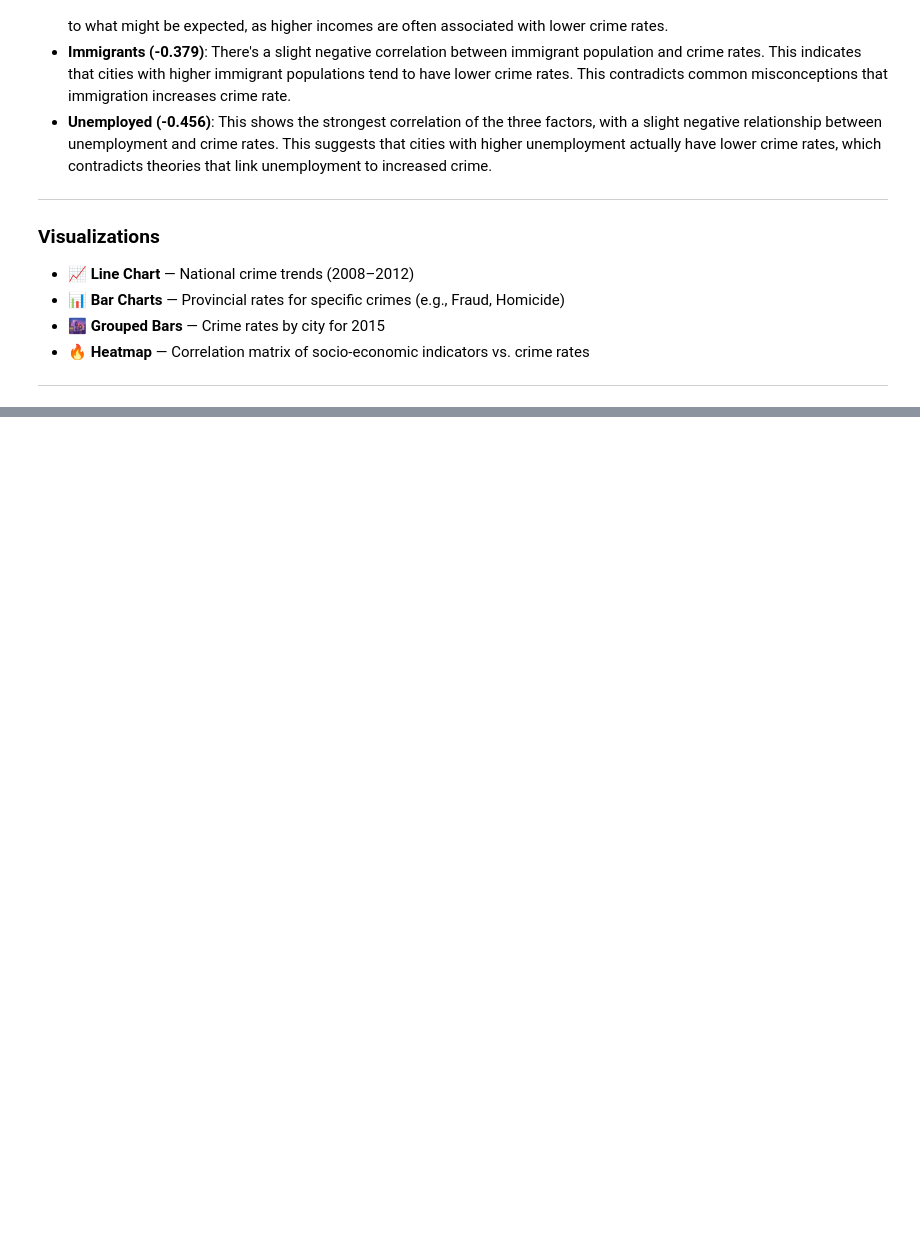
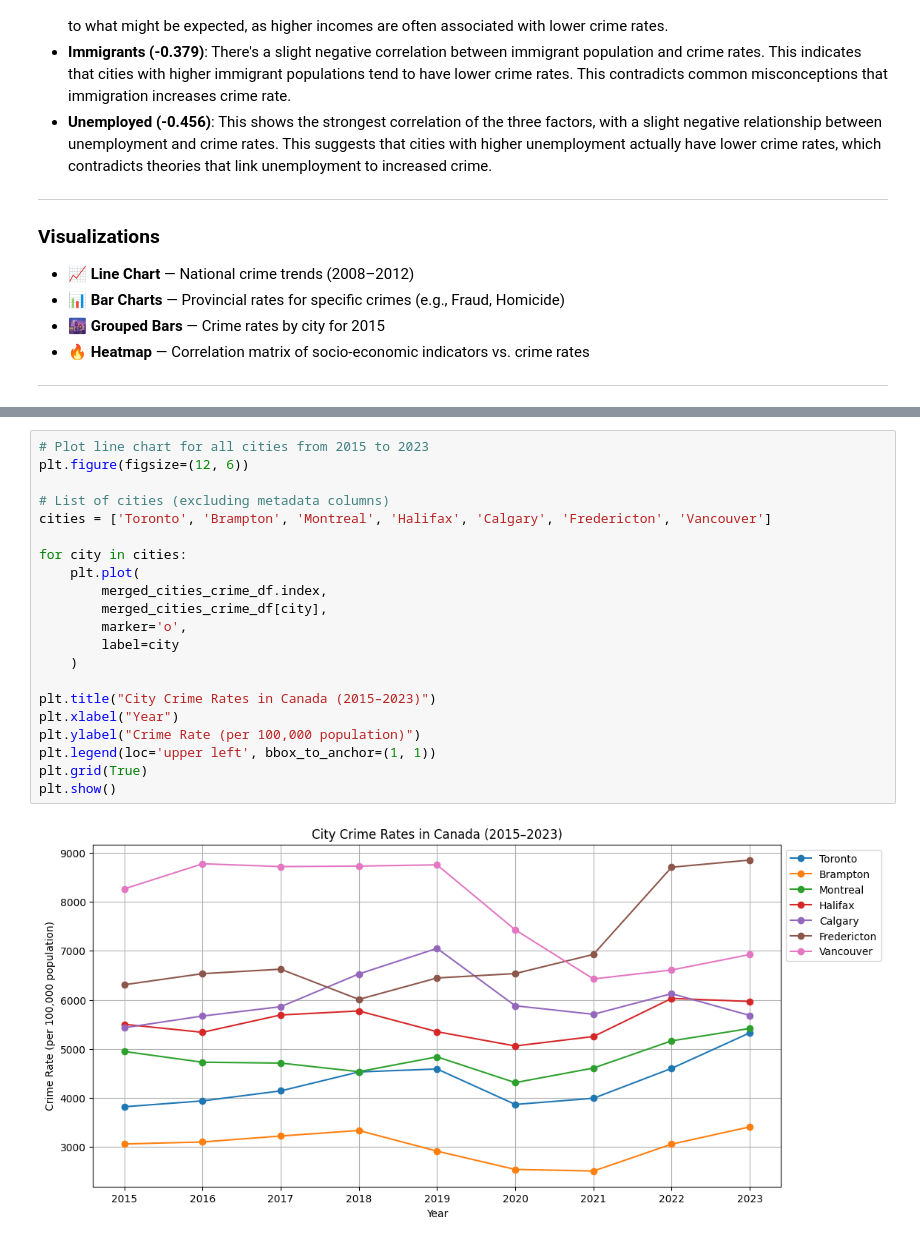
Before and after one commit to priyyal/crime-analysis-canada, a Jupyter notebook: crime_clean.ipynb, the cells around one changed output, grey strips where cells are left out. Drawn from its saved outputs; the diff is of its cells as text; blank space fills up the shorter version.

```diff
--- a/crime_clean.ipynb
+++ b/crime_clean.ipynb
@@ -323,0 +335,23 @@ City-level crime data (`merged_cities_crime_df`) for 2015 showed:
+# %%
+# Plot line chart for all cities from 2015 to 2023
+plt.figure(figsize=(12, 6))
+
+# List of cities (excluding metadata columns)
+cities = ['Toronto', 'Brampton', 'Montreal', 'Halifax', 'Calgary', 'Fredericton', 'Vancouver']
+
+for city in cities:
+    plt.plot(
+        merged_cities_crime_df.index,
+        merged_cities_crime_df[city],
+        marker='o',
+        label=city
+    )
+
+plt.title("City Crime Rates in Canada (2015–2023)")
+plt.xlabel("Year")
+plt.ylabel("Crime Rate (per 100,000 population)")
+plt.legend(loc='upper left', bbox_to_anchor=(1, 1))
+plt.grid(True)
+plt.show()
+# %% [output]
+[figure, added]
```
Also changed, not shown: parts of 7 cells of this notebook.
